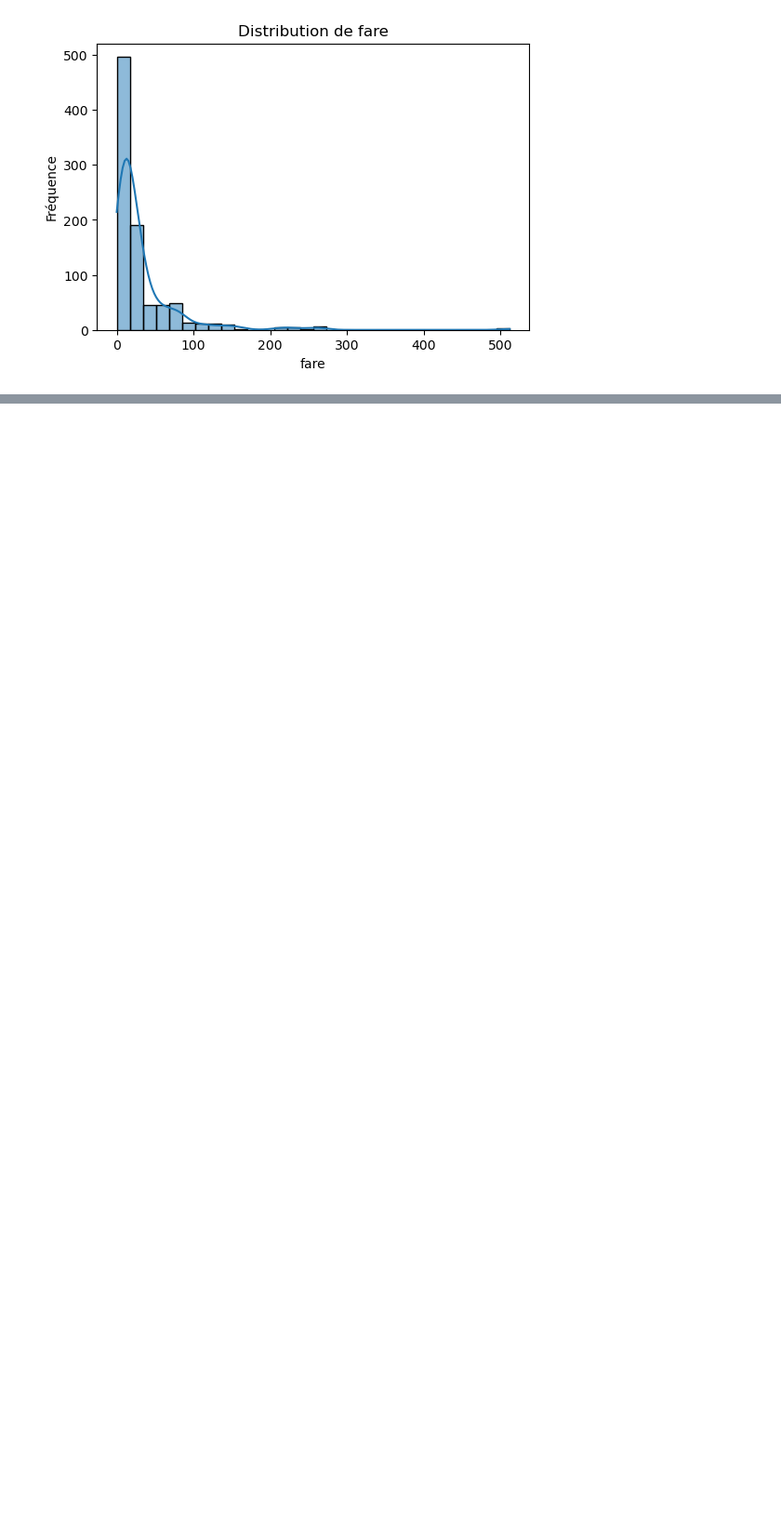
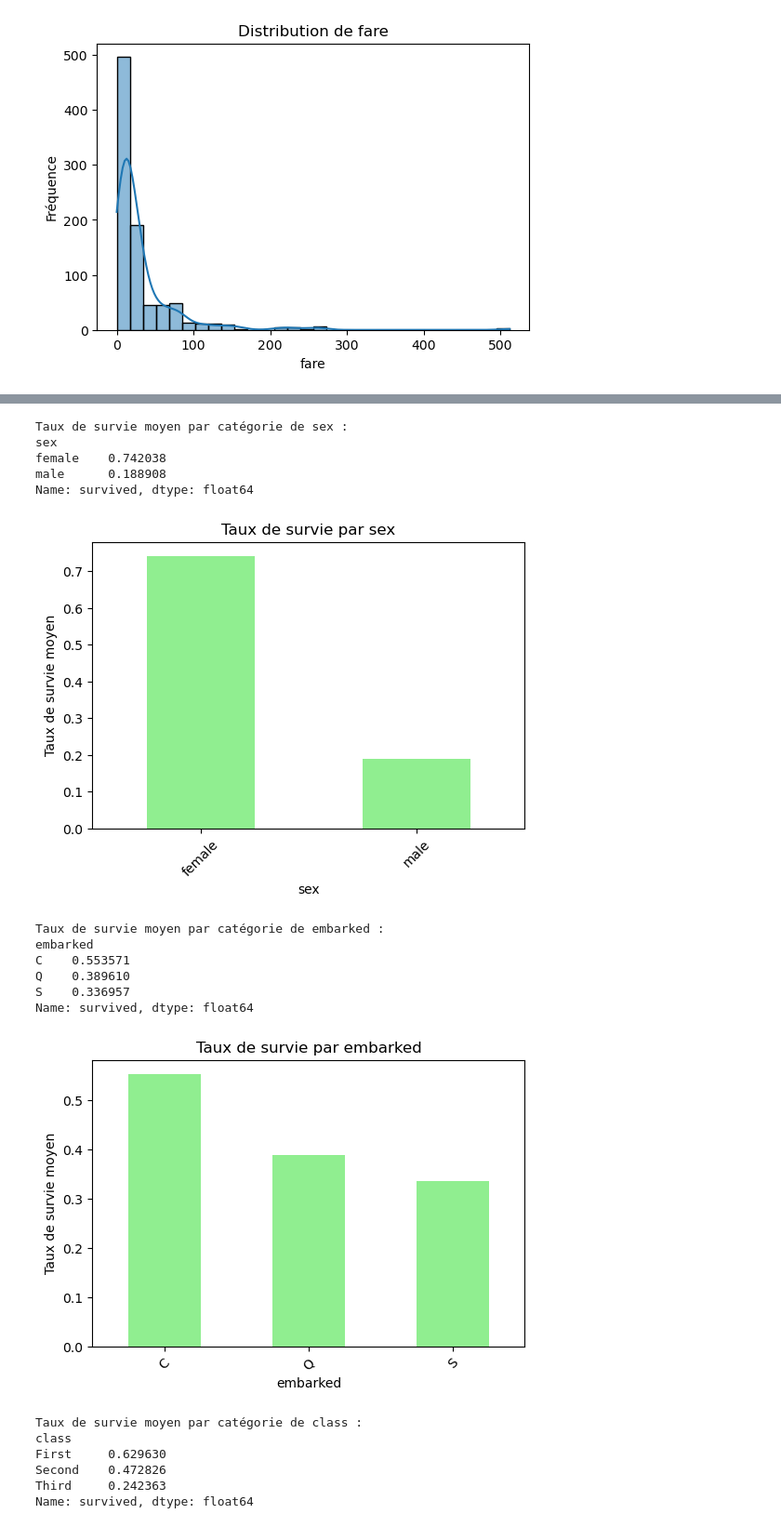
Before and after one commit to rekayahamzaoui-a11y/Project_Sales, a Jupyter notebook: projet5.ipynb, the cells around one changed output, grey strips where cells are left out. Shown: that part at 93% size. Saved outputs shown, nothing was run; the diff lists cells and outputs as text; code cells hidden in the pictures; blank space fills up the shorter version.

```diff
--- a/projet5.ipynb
+++ b/projet5.ipynb
@@ -144,0 +183,37 @@ for col in numerical_features:
+# %%
+# Colonnes catégorielles
+categorical_features = df.select_dtypes(include=['object', 'category']).columns
+
+for col in categorical_features:
+    # Taux moyen de survie par catégorie
+    mean_survived = df.groupby(col)['survived'].mean().sort_values(ascending=False)
+    print(f"\nTaux de survie moyen par catégorie de {col} :")
+    print(mean_survived)
+
+    # Visualisation en barplot
+    plt.figure(figsize=(6,4))
+    mean_survived.plot(kind='bar', color='lightgreen')
+    plt.title(f"Taux de survie par {col}")
+    plt.ylabel("Taux de survie moyen")
+    plt.xticks(rotation=45)
+    plt.show()
+# %% [output]
+Taux de survie moyen par catégorie de sex :
+sex
+female    0.742038
+male      0.188908
+Name: survived, dtype: float64
+[figure, added]
+Taux de survie moyen par catégorie de embarked :
+embarked
+C    0.553571
+Q    0.389610
+S    0.336957
+Name: survived, dtype: float64
+[figure, added]
+Taux de survie moyen par catégorie de class :
+class
+First     0.629630
+Second    0.472826
+Third     0.242363
+Name: survived, dtype: float64
```
Also changed, not shown: parts of 3 cells of this notebook.
